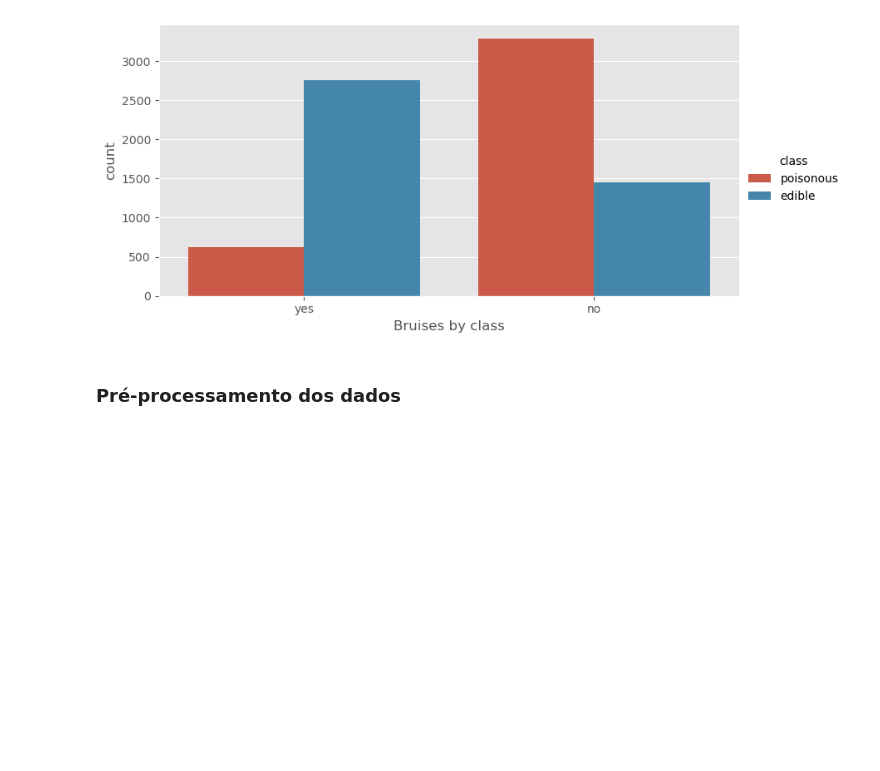
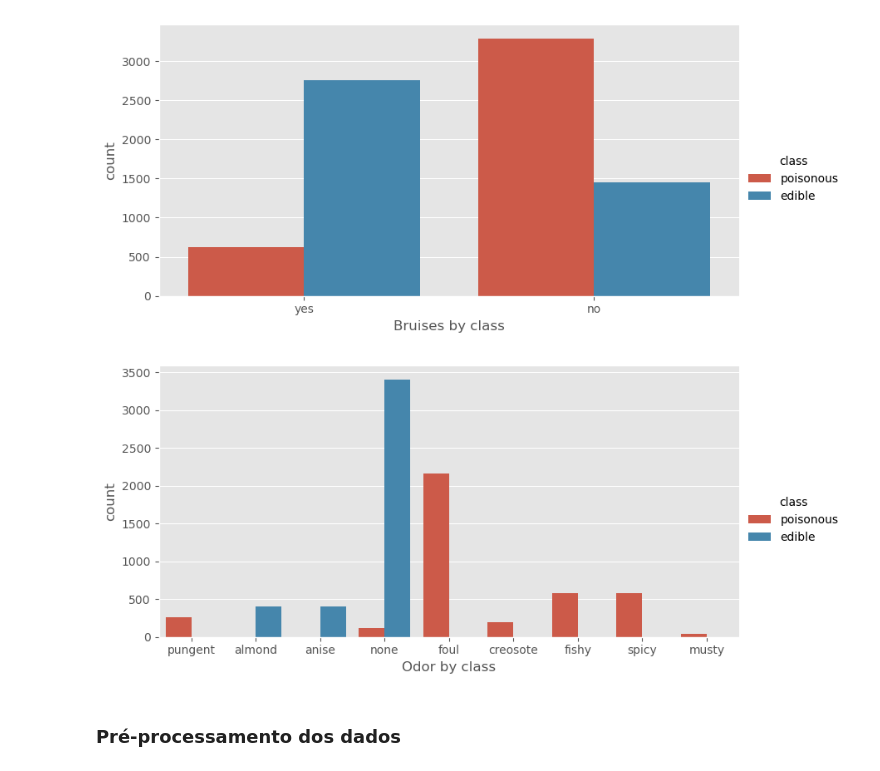
Before and after one commit to amauryTCassola/MachineLearning-2023, a Jupyter notebook: main.ipynb, the cells around one changed output. Saved outputs shown, nothing was run; the diff lists cells and outputs as text; code cells hidden in the pictures; blank space fills up the shorter version.

```diff
--- a/main.ipynb
+++ b/main.ipynb
@@ -98,6 +103,11 @@ p = sns.catplot(data=df, x="bruises", kind="count", hue="class", height=4, aspec
 p.set_axis_labels("Bruises by class");
 # %% [output]
 [figure]
+# %%
+p = sns.catplot(data=df, x="odor", kind="count", hue="class", height=4, aspect=2)
+p.set_axis_labels("Odor by class");
+# %% [output]
+[figure, added]
 # %% [markdown]
 ### Pré-processamento dos dados
 # %%
```
Also changed, not shown: parts of 21 cells of this notebook.
